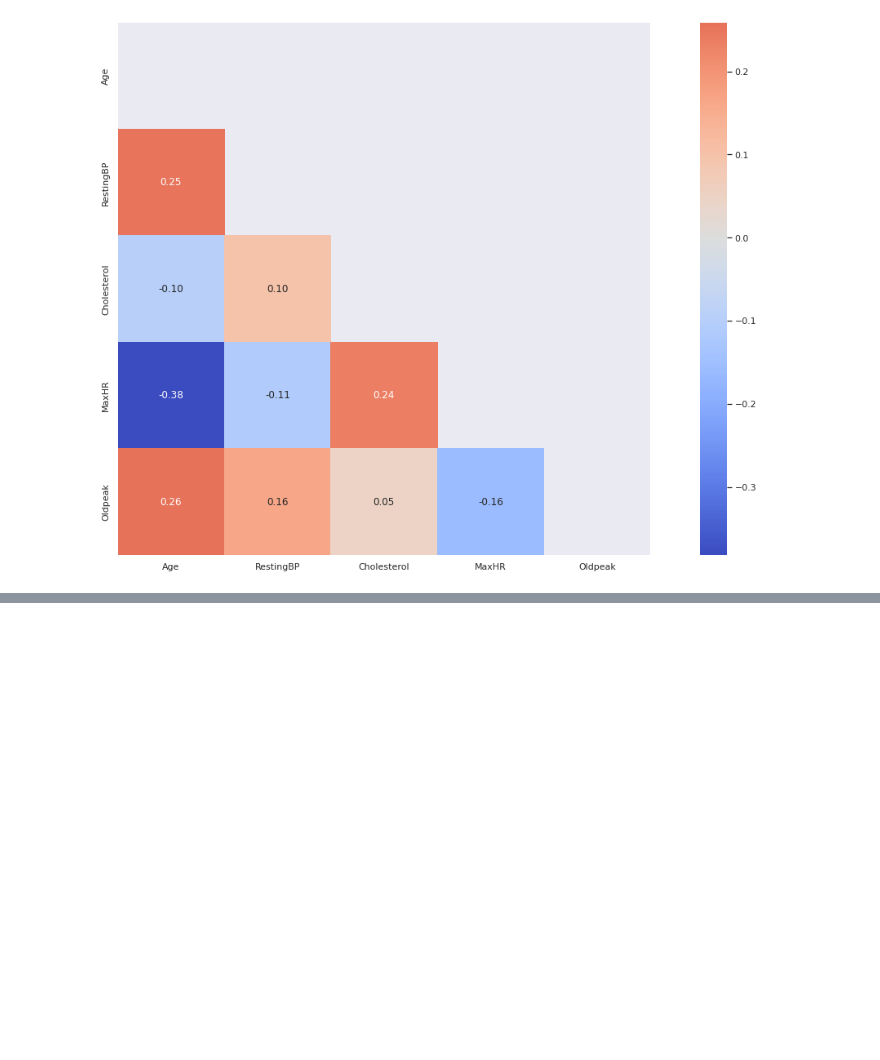
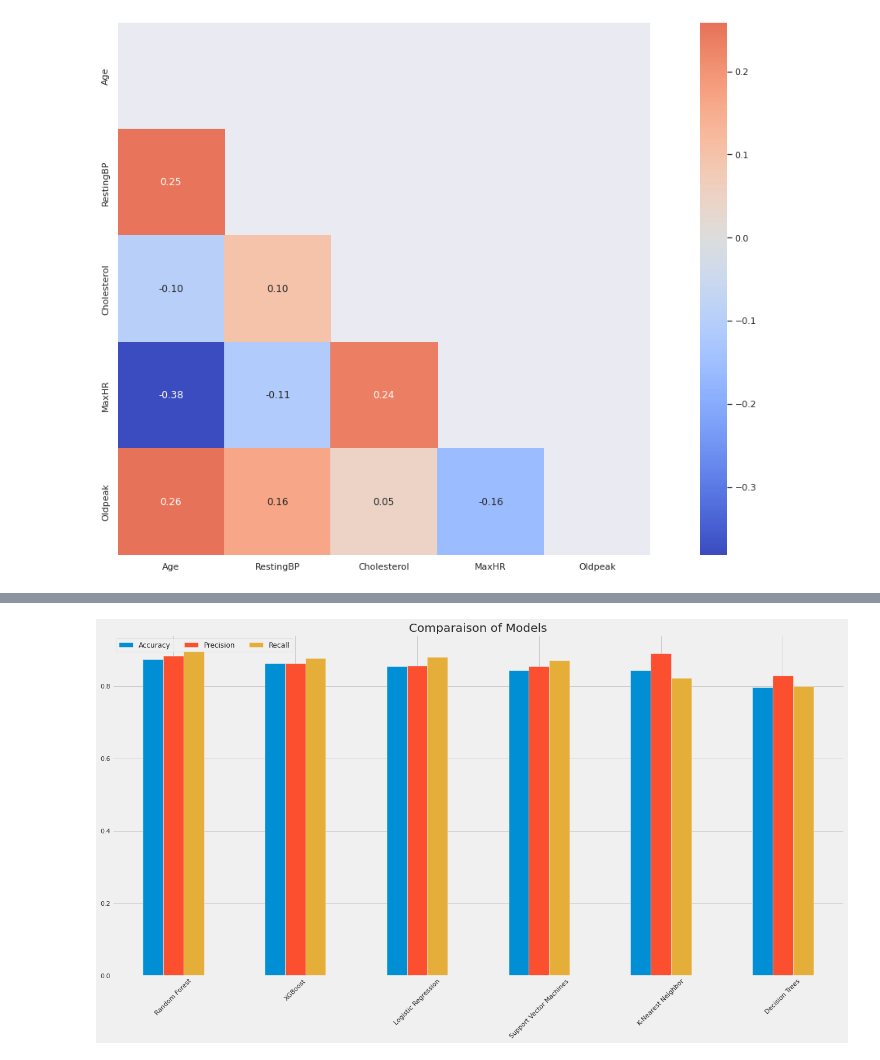
Before and after one commit to BrStefan/DataVis, a Jupyter notebook: DV_1.ipynb, the cells around one changed output, grey strips where cells are left out. Saved outputs shown, nothing was run; the diff lists cells and outputs as text; code cells hidden in the pictures; blank space fills up the shorter version.

Commit message:
plotting ML results

```diff
--- a/DV_1.ipynb
+++ b/DV_1.ipynb
@@ -322,0 +323,7 @@ plt.show()
+# %%
+
+df_model = pd.DataFrame(index=['Logistic Regression', 'Support Vector Machines','K-Nearest Neighbor','Decision Trees','Random Forest', 'XGBoost'], columns=['Accuracy', 'Precision', 'Recall'])
+df_model['Accuracy'] = [log_score['test_accuracy'].mean(),svc_score['test_accuracy'].mean(),kn_score['test_accuracy'].mean(),dtree_score['test_accuracy'].mean(),rfor_score['test_accuracy'].mean(),xgb_score['test_accuracy'].mean()]
+df_model['Precision'] = [log_score['test_precision'].mean(),svc_score['test_precision'].mean(),kn_score['test_precision'].mean(),dtree_score['test_precision'].mean(),rfor_score['test_precision'].mean(),xgb_score['test_accuracy'].mean()]
+df_model['Recall'] = [log_score['test_recall'].mean(),svc_score['test_recall'].mean(),kn_score['test_recall'].mean(),dtree_score['test_recall'].mean(),rfor_score['test_recall'].mean(),xgb_score['test_recall'].mean()]
+df_model.sort_values(by='Accuracy',ascending=False).style.background_gradient('twilight')
@@ -322,0 +338,8 @@ plt.show()
+# %%
+plt.style.use('fivethirtyeight')
+plt.rcParams["figure.figsize"] = (20,10)
+ax = df_model.sort_values(by='Accuracy',ascending=False).plot.bar(rot=45)
+ax.legend(ncol= len(df_model.keys()), bbox_to_anchor=(0, 1), loc='upper left',prop={'size': 12})
+ax.title.set_text('Comparaison of Models')
+# %% [output]
+[figure, added]
```
Also changed, not shown: parts of 4 cells of this notebook.
